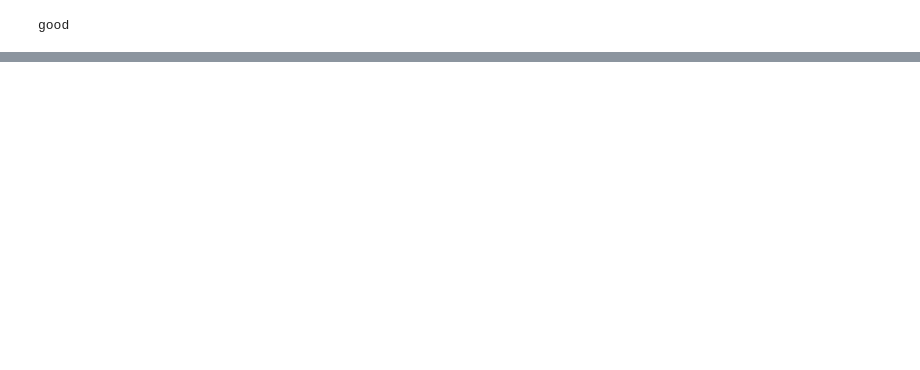
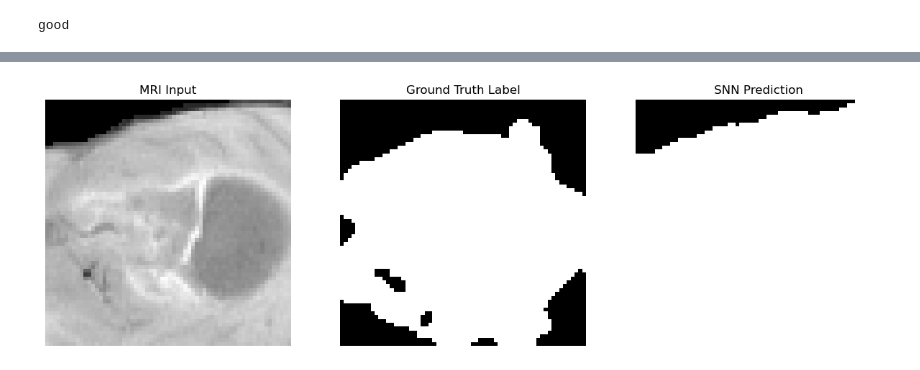
Before and after one commit to CalebWentworth/glioseg, a Jupyter notebook: src/SNNunet.ipynb, the cells around one changed output, grey strips where cells are left out. Drawn from its saved outputs; the diff is of its cells as text; code cells hidden in the pictures; blank space fills up the shorter version.

```diff
--- a/src/SNNunet.ipynb
+++ b/src/SNNunet.ipynb
@@ -36,11 +34,15 @@ def build_subjects(image_paths, label_paths):
 from torch.utils.data import random_split
 #take our paired subjects and create patches i.e. small chunks of the image and mask for training
 
-def build_patches(subjects, patch_size=64,patch_overlap=4):
+def binarize_label(x):
+    return (x > 0).float()
+
+
+def build_patches(subjects, patch_size=64,patch_overlap=32):
 
     len_sub = len(subjects)
 
-    train_len = int(0.8 * len_sub)
+    train_len = int(0.9 * len_sub)
     val_len = len_sub - train_len
     lengths = [train_len, val_len]
 
@@ -48,18 +50,21 @@ def build_patches(subjects, patch_size=64,patch_overlap=4):
 
     #normalize our data between 0 and one
 
-    transform = tio.RescaleIntensity(out_min_max=(0, 1))
+    transform = tio.Compose([
+        tio.RescaleIntensity(out_min_max=(0, 1)),
+        tio.Lambda(binarize_label, types_to_apply=tio.LABEL),
+    ])
 
     train_dataset = tio.SubjectsDataset(train_set,transform=transform)
     val_dataset = tio.SubjectsDataset(val_set,transform=transform)
 
     #define our sampler
-    sampler = tio.LabelSampler(patch_size = patch_size,label_name='seg', label_probabilities={0:0.15, 1:0.85})
+    sampler = tio.LabelSampler(patch_size = patch_size,label_name='seg', label_probabilities={0:0.05, 1:.95})
 
     train_queue = tio.Queue(
         subjects_dataset=train_dataset,
         max_length=300,
-        samples_per_volume=8,
+        samples_per_volume=4,
         sampler=sampler,
         num_workers=4,
         shuffle_subjects=True,
@@ -353,6 +413,8 @@ def visualize_results(model, loader, device, spike_len=8, slice_index=32):
     batch = next(iter(loader))
     data = batch['mri'][tio.DATA].to(device)
     target = batch['seg'][tio.DATA].to(device).squeeze(1) # Remove channel dim
+    target[target > 0] = 1
+    target = target.squeeze(1)
 
     # 2. Run Inference
     spike_data = spikegen.rate(data, num_steps=spike_len)
@@ -374,30 +436,32 @@ def visualize_results(model, loader, device, spike_len=8, slice_index=32):
     # We'll plot the first image in the batch
     img_idx = 0
 
     # Move to CPU for plotting
     mri_slice = data[img_idx, 0, :, :, slice_index].cpu().numpy()
     gt_slice = target[img_idx, :, :, slice_index].cpu().numpy()
     pred_slice = prediction[img_idx, :, :, slice_index].cpu().numpy()
 
     fig, axes = plt.subplots(1, 3, figsize=(15, 5))
 
     # MRI Image
     axes[0].imshow(mri_slice, cmap='gray')
     axes[0].set_title("MRI Input")
     axes[0].axis('off')
 
     # Ground Truth
     axes[1].imshow(gt_slice, cmap='gray')
     axes[1].set_title("Ground Truth Label")
     axes[1].axis('off')
 
     # Prediction
     axes[2].imshow(pred_slice, cmap='gray')
     axes[2].set_title("SNN Prediction")
     axes[2].axis('off')
 
     plt.show()
 
 # --- Run the visualization ---
 # slice_index=32 picks the middle slice of a 64x64x64 patch
 visualize_results(model, val_loader, device, spike_len=spike_len, slice_index=32)
+# %% [output]
+[figure, added]
```
Also changed, not shown: parts of 20 cells of this notebook, 7 other files.
